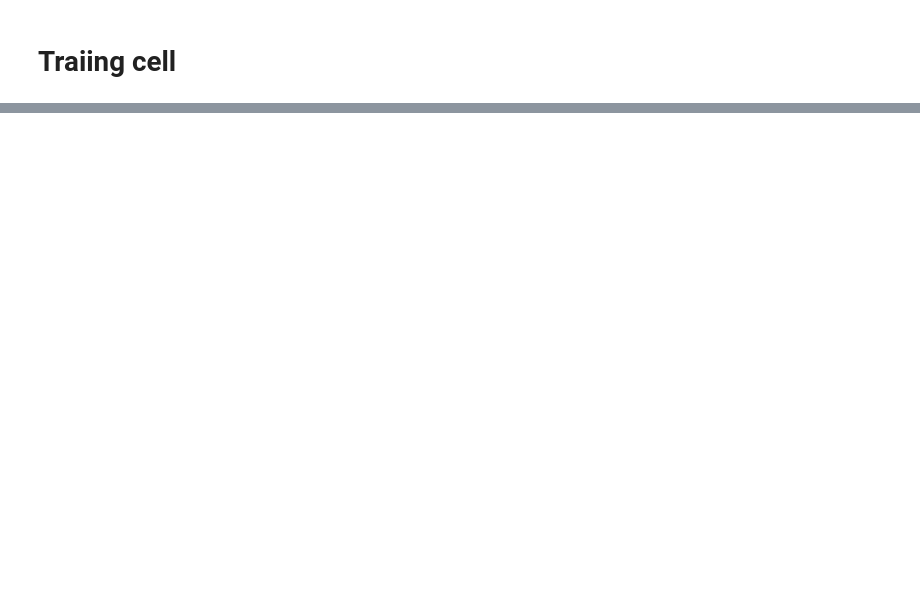
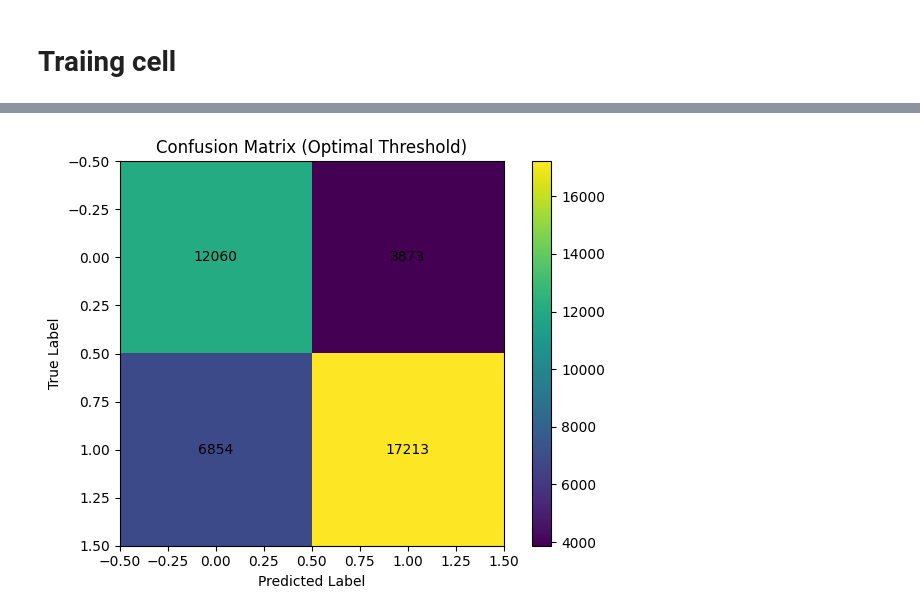
Before and after one commit to coldStoneSoul/sarvam, a Jupyter notebook: prediction/dataset.ipynb, the cells around one changed output, grey strips where cells are left out. Drawn from its saved outputs; the diff is of its cells as text; code cells hidden in the pictures; blank space fills up the shorter version.

```diff
--- a/prediction/dataset.ipynb
+++ b/prediction/dataset.ipynb
@@ -254,0 +309,22 @@ NameError: name 'xgb' is not defined
+# %%
+from sklearn.metrics import confusion_matrix
+import matplotlib.pyplot as plt
+import numpy as np
+
+cm = confusion_matrix(y_test, y_pred_opt)
+
+plt.figure()
+plt.imshow(cm)
+plt.title("Confusion Matrix (Optimal Threshold)")
+plt.xlabel("Predicted Label")
+plt.ylabel("True Label")
+plt.colorbar()
+
+for i in range(cm.shape[0]):
+    for j in range(cm.shape[1]):
+        plt.text(j, i, cm[i, j], ha="center", va="center")
+
+plt.tight_layout()
+plt.show()
+# %% [output]
+[figure, added]
```
Also changed, not shown: parts of 13 cells of this notebook, 15 other files.
